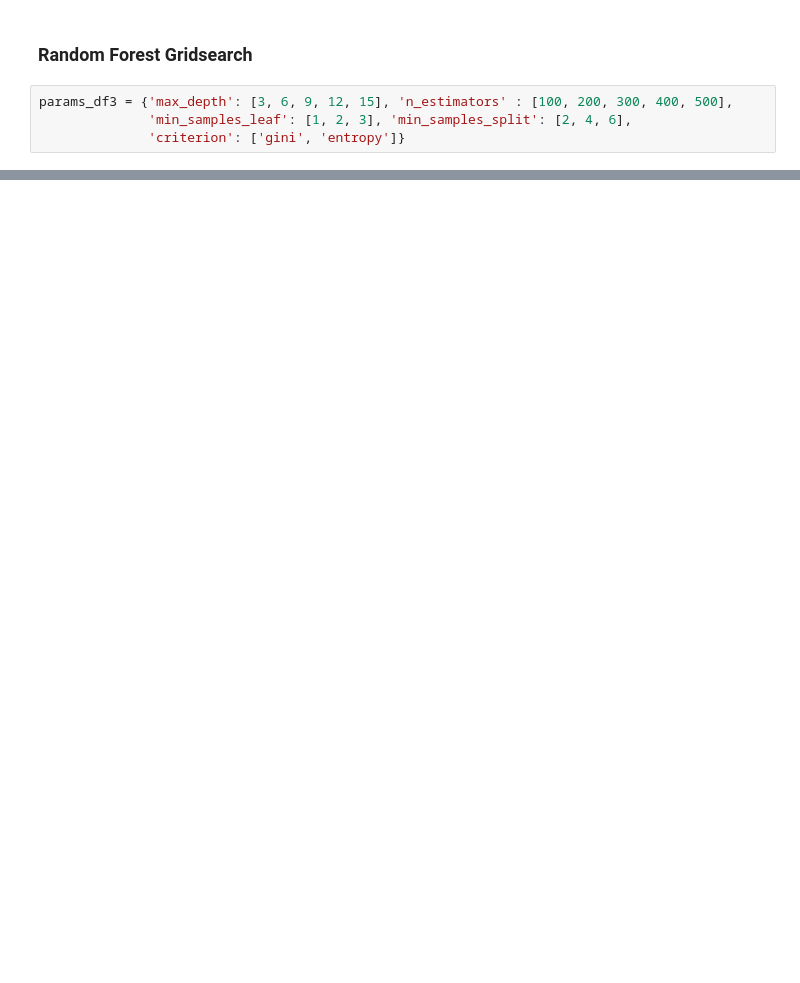
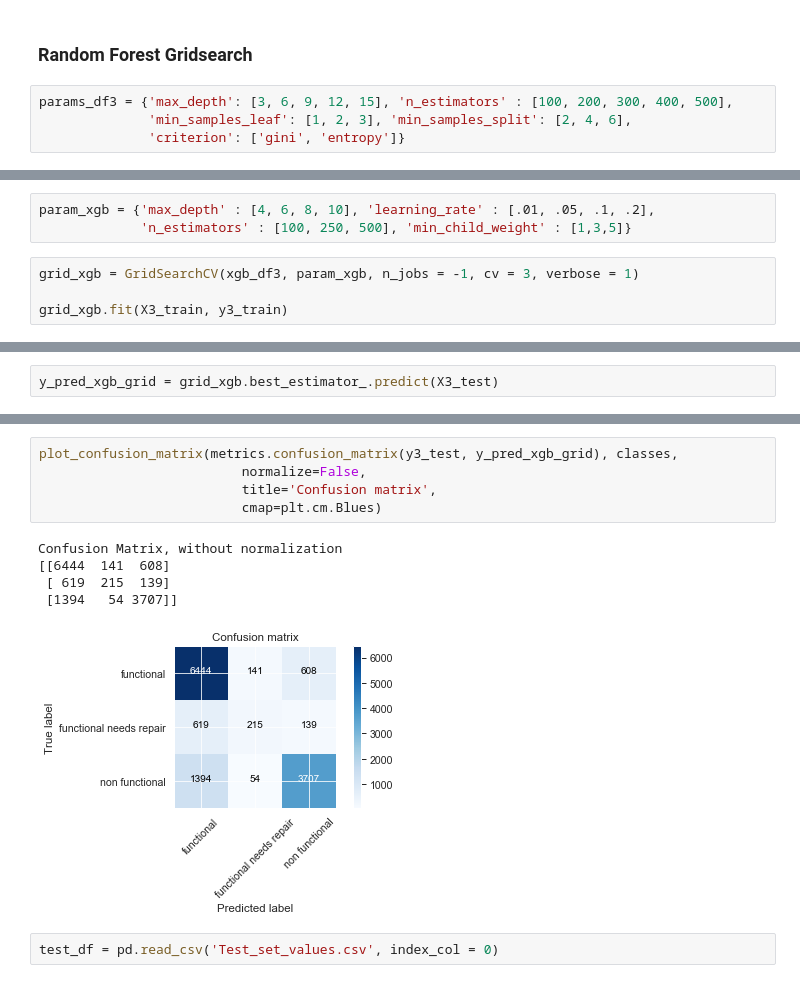
Before and after one commit to Ahila700/Classification_Project, a Jupyter notebook: exploring_the_data.ipynb, the cells around one changed output, grey strips where cells are left out. Drawn from its saved outputs; the diff is of its cells as text; blank space fills up the shorter version.

```diff
--- a/exploring_the_data.ipynb
+++ b/exploring_the_data.ipynb
@@ -273,0 +284,7 @@ RandomForestClassifier(bootstrap=True, ccp_alpha=0.0, class_weight='balanced',
+# %%
+param_xgb = {'max_depth' : [4, 6, 8, 10], 'learning_rate' : [.01, .05, .1, .2],
+             'n_estimators' : [100, 250, 500], 'min_child_weight' : [1,3,5]}
+# %%
+grid_xgb = GridSearchCV(xgb_df3, param_xgb, n_jobs = -1, cv = 3, verbose = 1)
+
+grid_xgb.fit(X3_train, y3_train)
@@ -273,0 +326,2 @@ RandomForestClassifier(bootstrap=True, ccp_alpha=0.0, class_weight='balanced',
+# %%
+y_pred_xgb_grid = grid_xgb.best_estimator_.predict(X3_test)
@@ -273,0 +337,13 @@ RandomForestClassifier(bootstrap=True, ccp_alpha=0.0, class_weight='balanced',
+# %%
+plot_confusion_matrix(metrics.confusion_matrix(y3_test, y_pred_xgb_grid), classes,
+                          normalize=False,
+                          title='Confusion matrix',
+                          cmap=plt.cm.Blues)
+# %% [output]
+Confusion Matrix, without normalization
+[[6444  141  608]
+ [ 619  215  139]
+ [1394   54 3707]]
+[figure, added]
+# %%
+test_df = pd.read_csv('Test_set_values.csv', index_col = 0)
```
Also changed, not shown: parts of 28 cells of this notebook, 1 other file.
